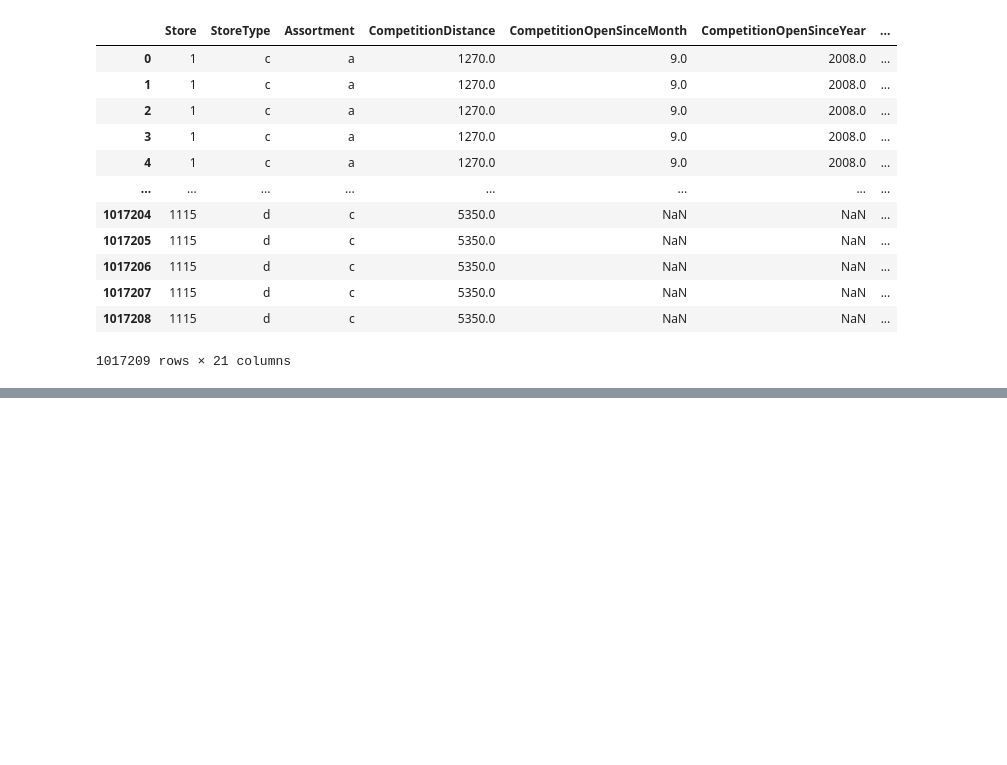
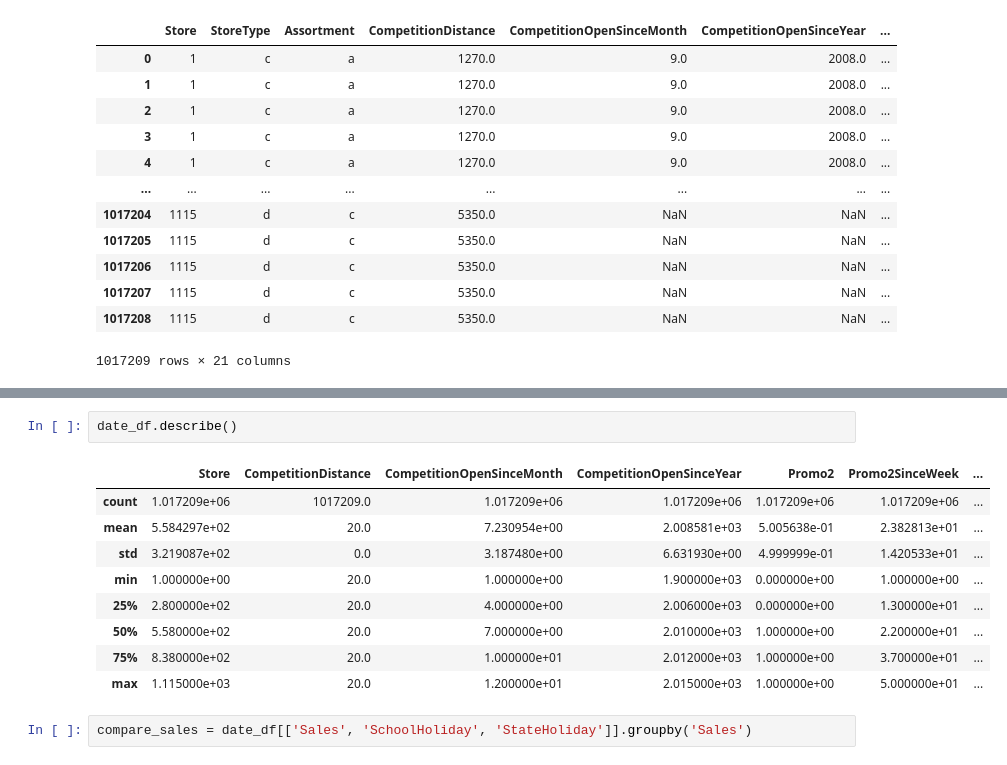
Before and after one commit to BirtukanK/Sales_prediction, a Jupyter notebook: notebook/Time_Series_Analysis.ipynb, the cells around one changed output, grey strips where cells are left out. Drawn from its saved outputs; the diff is of its cells as text; blank space fills up the shorter version.

```diff
--- a/notebook/Time_Series_Analysis.ipynb
+++ b/notebook/Time_Series_Analysis.ipynb
@@ -291,0 +286,14 @@ Now we have no missing value in our data set.
+# %%
+date_df.describe()
+# %% [output]
+|  | Store | CompetitionDistance | CompetitionOpenSinceMonth | CompetitionOpenSinceYear | Promo2 | Promo2SinceWeek | ... |
+| count | 1.017209e+06 | 1017209.0 | 1.017209e+06 | 1.017209e+06 | 1.017209e+06 | 1.017209e+06 | ... |
+| mean | 5.584297e+02 | 20.0 | 7.230954e+00 | 2.008581e+03 | 5.005638e-01 | 2.382813e+01 | ... |
+| std | 3.219087e+02 | 0.0 | 3.187480e+00 | 6.631930e+00 | 4.999999e-01 | 1.420533e+01 | ... |
+| min | 1.000000e+00 | 20.0 | 1.000000e+00 | 1.900000e+03 | 0.000000e+00 | 1.000000e+00 | ... |
+| 25% | 2.800000e+02 | 20.0 | 4.000000e+00 | 2.006000e+03 | 0.000000e+00 | 1.300000e+01 | ... |
+| 50% | 5.580000e+02 | 20.0 | 7.000000e+00 | 2.010000e+03 | 1.000000e+00 | 2.200000e+01 | ... |
+| 75% | 8.380000e+02 | 20.0 | 1.000000e+01 | 2.012000e+03 | 1.000000e+00 | 3.700000e+01 | ... |
+| max | 1.115000e+03 | 20.0 | 1.200000e+01 | 2.015000e+03 | 1.000000e+00 | 5.000000e+01 | ... |
+# %%
+compare_sales = date_df[['Sales', 'SchoolHoliday', 'StateHoliday']].groupby('Sales')
```
Also changed, not shown: parts of 46 cells of this notebook, 3 other files.
